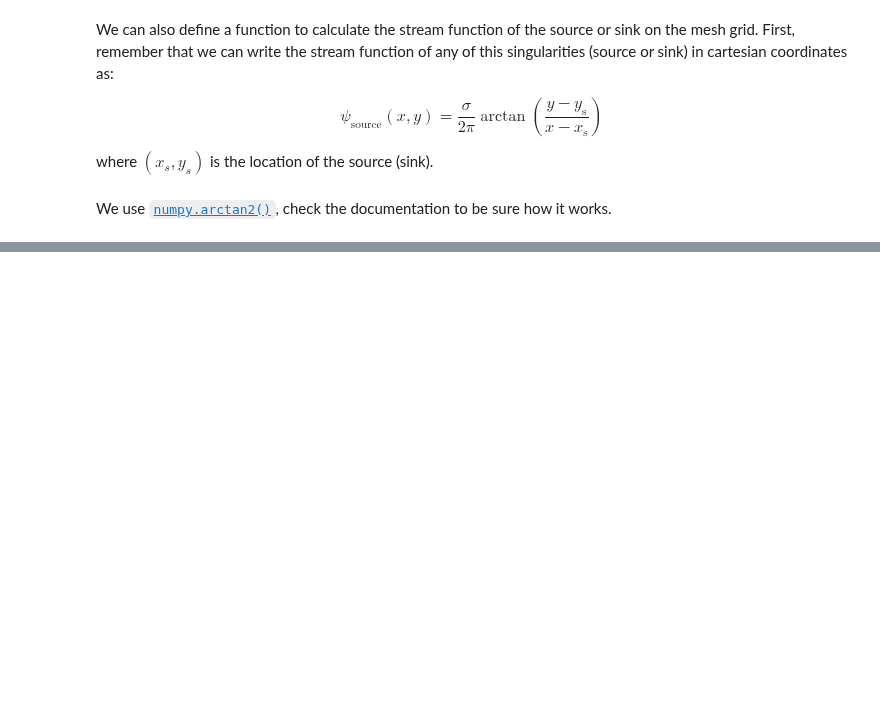
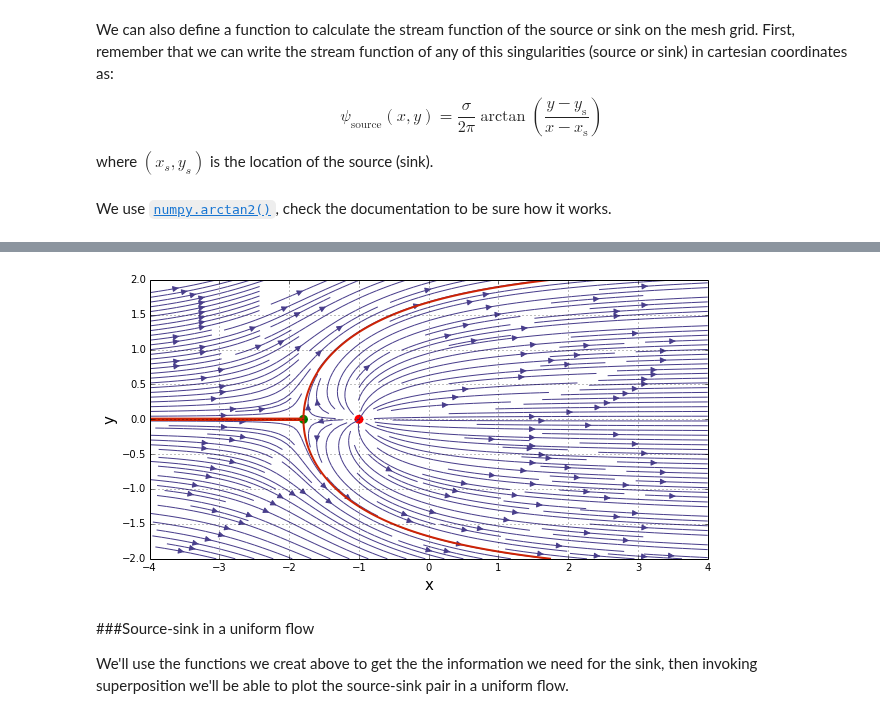
Before and after one commit to engamohd/AeroPython, a Jupyter notebook: my_codes/lesson02_mc.ipynb, the cells around one changed output, grey strips where cells are left out. Cells and saved outputs as stored; diff of their text form; code cells hidden in the pictures; blank space fills up the shorter version.

```diff
--- a/my_codes/lesson02_mc.ipynb
+++ b/my_codes/lesson02_mc.ipynb
@@ -122,0 +137,43 @@ $$y_\text{stagnation} = y_\text{source}$$
+# %%
+#Let's do superposition and plot the result
+
+# superposition of the source on the freestream
+u = u_freestream + u_source
+v = v_freestream + v_source
+
+psi = psi_freestream + psi_source
+
+# calculates the stagnation point
+
+x_stagnation = x_source - strength_source/(2*numpy.pi*U_inf)
+y_stagnation = y_source
+
+
+#Now plotting the streamlines using streamplot(),
+#scatter for the source and contour for psi_stagnation
+
+pyplot.figure(figsize=(10,5))      #set plot size
+pyplot.grid(True)                  #plot the grid
+
+pyplot.xlim(x_start, x_end)        #set x-lim
+pyplot.ylim(y_start, y_end)        #set y-lim
+pyplot.xlabel('x', fontsize=15)    #set x-label
+pyplot.ylabel('y', fontsize=15)    #set y-label
+
+#source and stagnation point
+pyplot.scatter(x_source, y_source, s=80, color='r', marker='o', linewidth=0)
+pyplot.scatter(x_stagnation, y_stagnation, color='g', s=80, marker='o', linewidth=0)
+
+#streamlines
+pyplot.streamplot(X, Y, u, v, density=2, linewidth=1, arrowsize=1.2, arrowstyle='-|>',color='#483D8B');
+
+#dividing line
+pyplot.contour(X, Y, psi,
+            levels=[-strength_source/2, +strength_source/2],
+            colors='#CD2305', linewidths=2, linestyles='solid');
+# %% [output]
+[figure, added]
+# %% [markdown]
+###Source-sink in a uniform flow
+
+We'll use the functions we creat above to get the the information we need for the sink, then invoking superposition we'll be able to plot the source-sink pair in a uniform flow.
```
Also changed, not shown: parts of 3 cells of this notebook.
